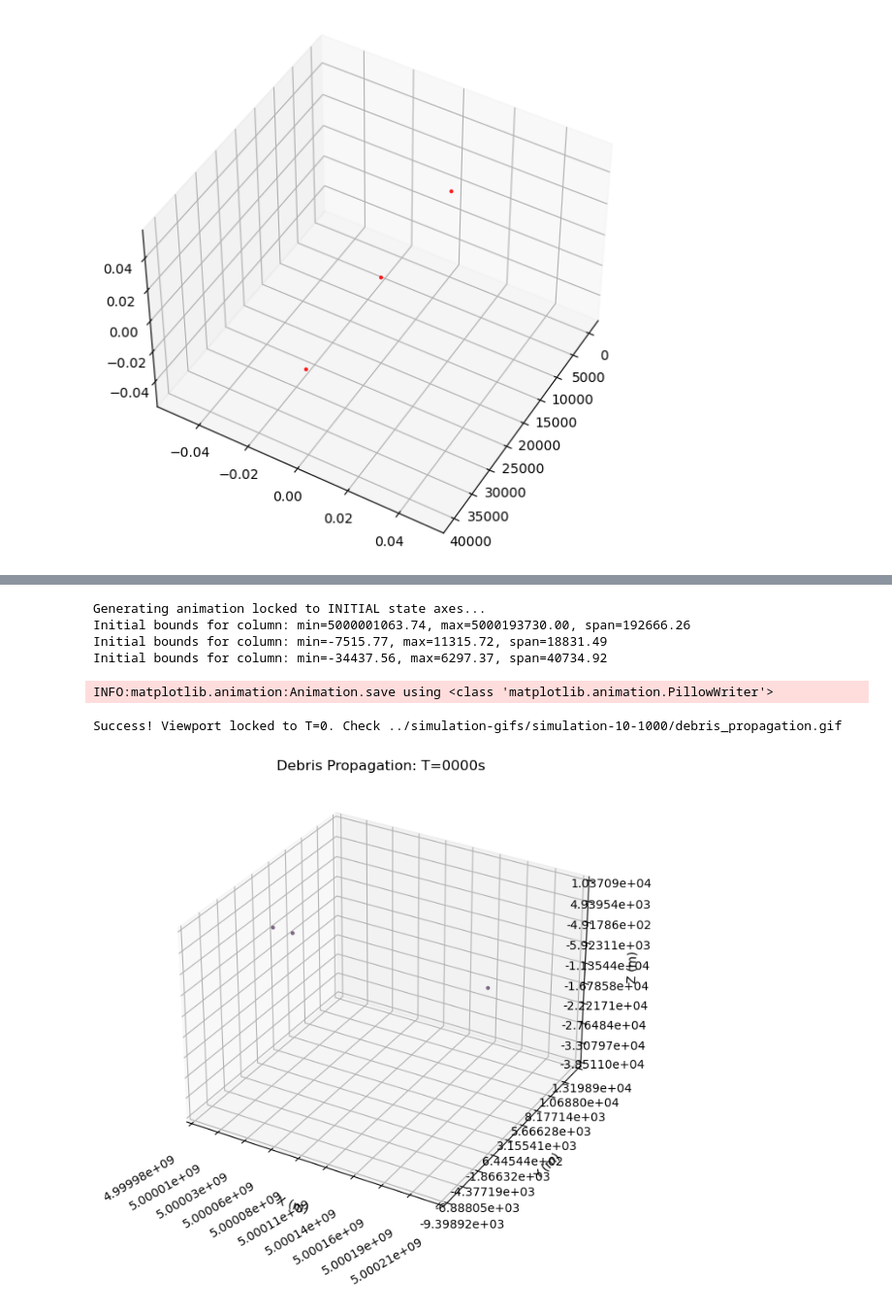
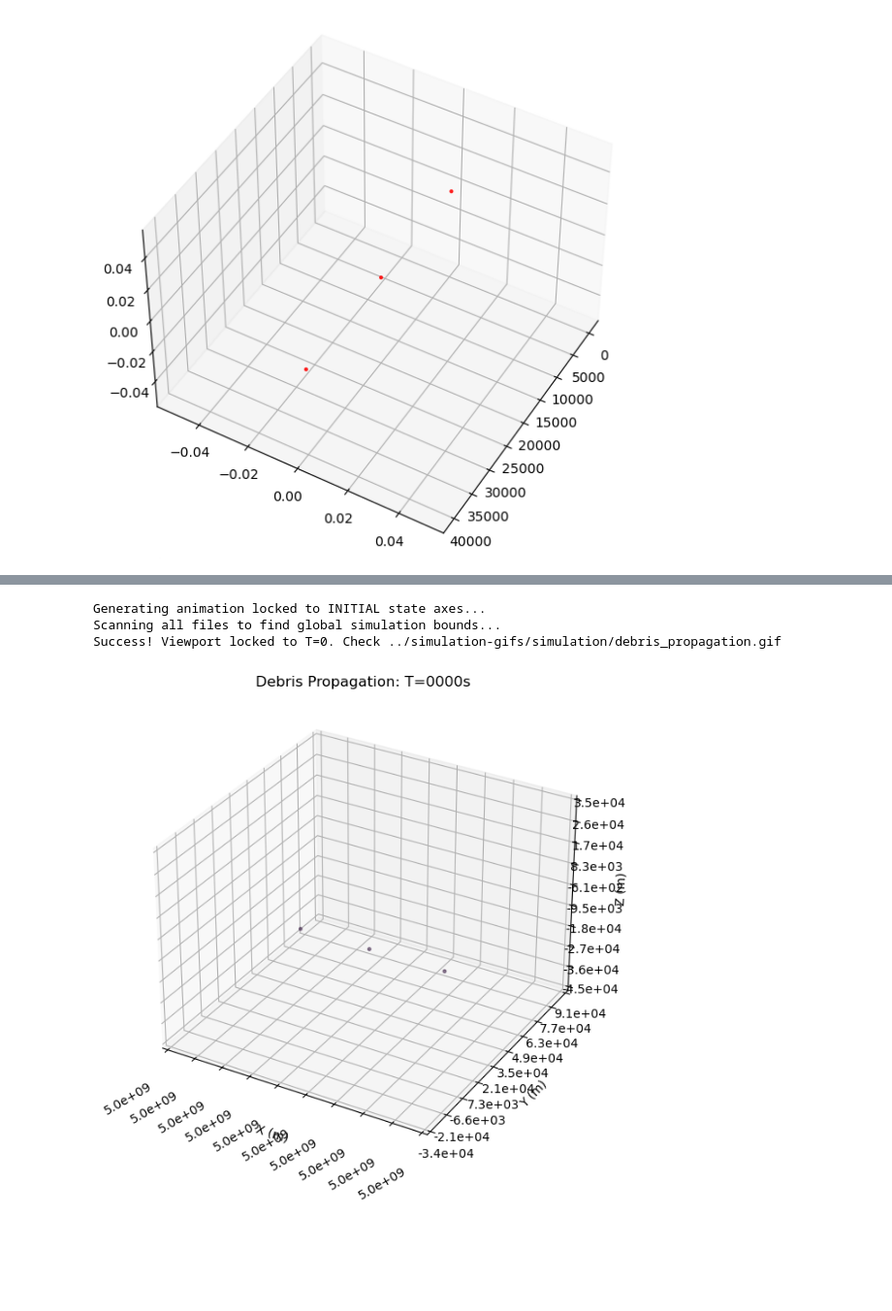
Before and after one commit to andreasaporito/cascade, a Jupyter notebook: cascade.py/notebooks/3 - integration.ipynb, the cells around one changed output, grey strips where cells are left out. Shown at 97% size. Cells and saved outputs as stored; diff of their text form; code cells hidden in the pictures; blank space fills up the shorter version.

```diff
--- a/cascade.py/notebooks/3 - integration.ipynb
+++ b/cascade.py/notebooks/3 - integration.ipynb
@@ -28,7 +28,7 @@ import logging
 logging.basicConfig(level=logging.INFO)
 logger = logging.getLogger(__name__)
 
-MIN_CHARACTERISTIC_LENGTH = 0.00027  # 5 cm minimum fragment size
+MIN_CHARACTERISTIC_LENGTH = 0.05  # 5 cm minimum fragment size
 ENFORCE_MASS_CONSERVATION = False
 # %%
 # Example: Create a two-satellite collision scenario at 800 km altitude
@@ -218,7 +218,7 @@ def save_state_to_csv(db, current_time):
     return filename
 # %%
 final_time = 100
-save_interval = 10
+save_interval = 1
 next_save_time = 0
 
 total_collisions_count = 0
@@ -366,7 +366,7 @@ Injected 1 fragments. Total: 3446
 Saved final absolute state to CSV.
 # %%
 # Test the first csv output
-file = "../simulation-outputs/1sec10000sec/particle_state_t0000.csv"
+file = "../simulation-outputs/1sec10000sec/particle_state_t0100.csv"
 def read_csv_frame(filepath):
     pos, parents = [], []
     with open(filepath, "r") as f:
@@ -399,10 +399,10 @@ plt.show()
 # %%
 print("\nGenerating animation locked to INITIAL state axes...")
 # Ensure the output folder exists
-os.makedirs("../simulation-gifs/simulation-10-1000/", exist_ok=True)
+os.makedirs("../simulation-gifs/simulation/", exist_ok=True)
 
 # 1. Find and sort CSV files
-csv_files = sorted(glob.glob("../simulation-outputs/10sec1000sec/particle_state_t*.csv"))
+csv_files = sorted(glob.glob("../simulation-outputs/1sec10000sec/particle_state_t0*.csv"))
 
 def read_csv_frame(filepath):
     pos, parents = [], []
@@ -417,17 +417,27 @@ def read_csv_frame(filepath):
 # 2. Get limits and color map from the INITIAL file (t0000)
 initial_pos, initial_parents = read_csv_frame(csv_files[2])
 
+print("Scanning all files to find global simulation bounds...")
+all_x, all_y, all_z = [], [], []
+
+# Scrape min/max from every file to ensure nothing flies off-screen
+for f in csv_files[0:25]:
+    pos, _ = read_csv_frame(f)
+    if len(pos) > 0:
+        all_x.extend([np.min(pos[:,0]), np.max(pos[:,0])])
+        all_y.extend([np.min(pos[:,1]), np.max(pos[:,1])])
+        all_z.extend([np.min(pos[:,2]), np.max(pos[:,2])])
+
 # Determine limits
-def get_initial_bounds(data_column, pad=0.1):
-    vmin, vmax = np.min(data_column), np.max(data_column)
+def get_global_bounds(data, pad=0.1):
+    vmin, vmax = np.min(data), np.max(data)
     span = vmax - vmin
-    if span == 0: span = 1.0 # prevents crash if all points have same coord
-    print(f"Initial bounds for column: min={vmin:.2f}, max={vmax:.2f}, span={span:.2f}")
+    if span == 0: span = 1000.0 # prevents crash if all points have same coord
     return [vmin - span*pad, vmax + span*pad]
 
-INIT_XLIM = get_initial_bounds(initial_pos[:,0])
-INIT_YLIM = get_initial_bounds(initial_pos[:,1])
-INIT_ZLIM = get_initial_bounds(initial_pos[:,2])
+INIT_XLIM = get_global_bounds(all_x)
+INIT_YLIM = get_global_bounds(all_y)
+INIT_ZLIM = get_global_bounds(all_z)
 
 # Pre-define the color map using ALL parents found across the whole sim
 
@@ -456,44 +466,37 @@ def update(frame_idx):
         )
     # FORCE THE AXES TO THE INITIAL STATE BOUNDS
     ax.set_xlim(INIT_XLIM)
     ax.set_ylim(INIT_YLIM)
     ax.set_zlim(INIT_ZLIM)
 
     # Labels
     ax.set_xlabel("X (m)")
     ax.set_ylabel("Y (m)")
     ax.set_zlabel("Z (m)")
 
     # Ticks
     ax.set_xticks(np.linspace(INIT_XLIM[0], INIT_XLIM[1], 10))
     ax.set_yticks(np.linspace(INIT_YLIM[0], INIT_YLIM[1], 10))
     ax.set_zticks(np.linspace(INIT_ZLIM[0], INIT_ZLIM[1], 10))
 
     # 1. Disable the scientific notation offset (the "multiplier" at the end of the axis)
-    ax.xaxis.get_major_formatter().set_useOffset(False)
-    ax.yaxis.get_major_formatter().set_useOffset(False)
-    ax.zaxis.get_major_formatter().set_useOffset(False)
-
-    ax.xaxis.set_major_formatter(FormatStrFormatter('%.5e'))
-    ax.yaxis.set_major_formatter(FormatStrFormatter('%.5e'))
-    ax.zaxis.set_major_formatter(FormatStrFormatter('%.5e'))
+    ax.xaxis.set_major_formatter(FormatStrFormatter('%.1e'))
+    ax.yaxis.set_major_formatter(FormatStrFormatter('%.1e'))
+    ax.zaxis.set_major_formatter(FormatStrFormatter('%.1e'))
     # 3. Rotate labels if they overlap
     ax.tick_params(axis='x', pad=10)
     plt.setp(ax.get_xticklabels(), rotation=30, ha='right')
     # Re-extract time for title
     filename = os.path.basename(filepath)
     time_str = filename.replace("particle_state_t", "").replace(".csv", "")
     ax.set_title(f"Debris Propagation: T={time_str}s")
 # 4. Save
 ani = animation.FuncAnimation(fig, update, frames=len(csv_files), interval=500)
-output_filename = "../simulation-gifs/simulation-10-1000/debris_propagation.gif"
+output_filename = "../simulation-gifs/simulation/debris_propagation.gif"
 ani.save(output_filename, writer='pillow', fps=5)
 print(f"Success! Viewport locked to T=0. Check {output_filename}")
 # %% [output]
 Generating animation locked to INITIAL state axes...
-Initial bounds for column: min=5000001063.74, max=5000193730.00, span=192666.26
-Initial bounds for column: min=-7515.77, max=11315.72, span=18831.49
-Initial bounds for column: min=-34437.56, max=6297.37, span=40734.92
+Scanning all files to find global simulation bounds...
+Success! Viewport locked to T=0. Check ../simulation-gifs/simulation/debris_propagation.gif
-INFO:matplotlib.animation:Animation.save using <class 'matplotlib.animation.PillowWriter'>
-Success! Viewport locked to T=0. Check ../simulation-gifs/simulation-10-1000/debris_propagation.gif
-[figure, old version]
+[figure, new version]
```
Also changed, not shown: parts of 2 cells of this notebook, 1 other file.
